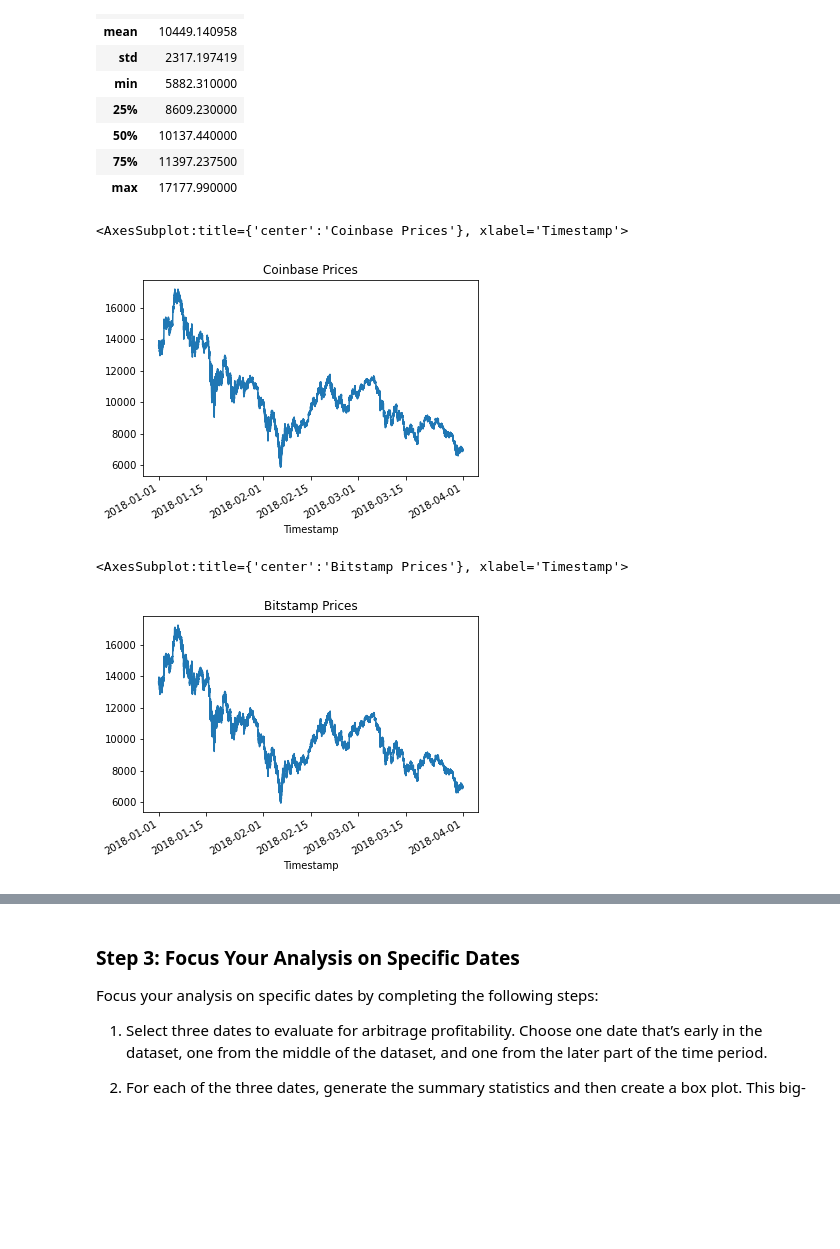
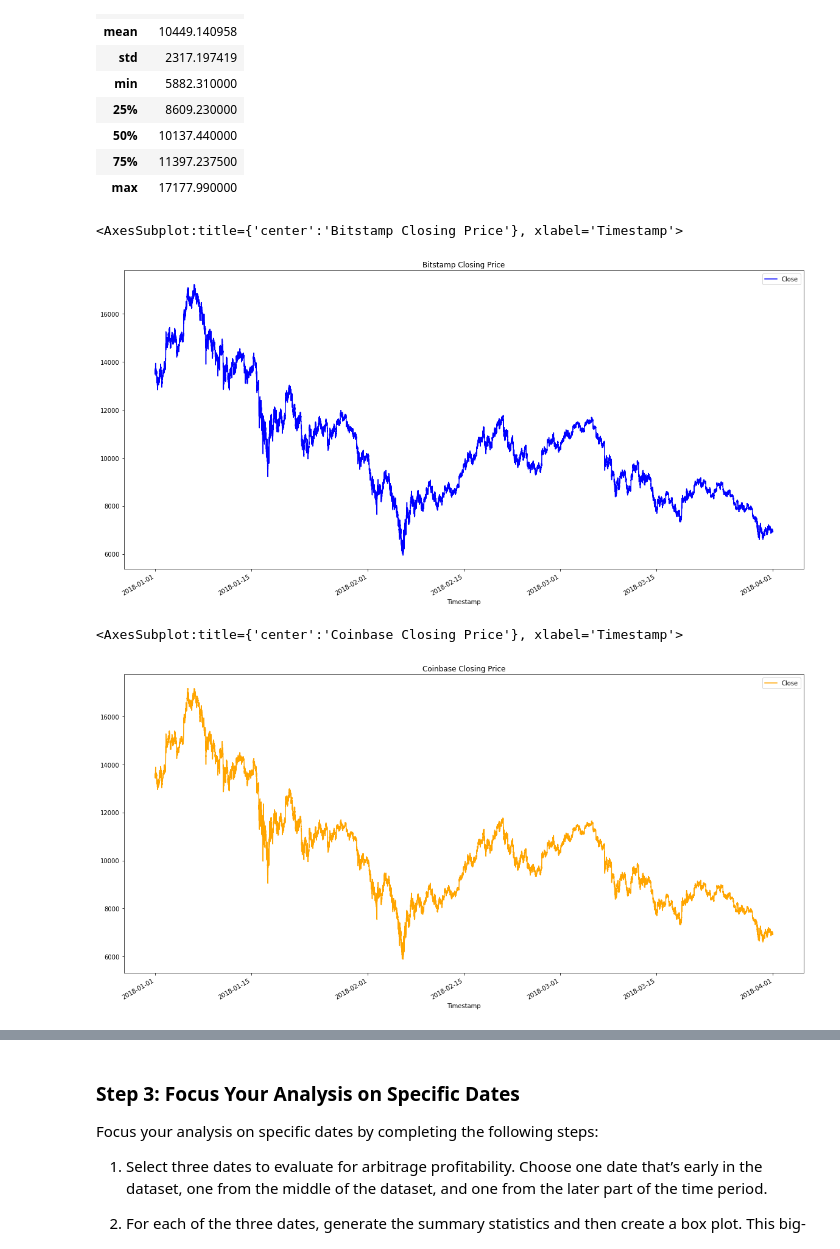
Before and after one commit to woodedlawn/module_3_challenge, a Jupyter notebook: crypto_arbitrage.ipynb, the cells around one changed output, grey strips where cells are left out. Drawn from its saved outputs; the diff is of its cells as text; code cells hidden in the pictures; blank space fills up the shorter version.

```diff
--- a/crypto_arbitrage.ipynb
+++ b/crypto_arbitrage.ipynb
@@ -189,10 +189,10 @@ Select the data you want to analyze. Use `loc` or `iloc` to select the following
 * Close
 # %%
 # Use loc or iloc to select `Timestamp (the index)` and `Close` from bitstamp DataFrame
-bitstamp_sliced = # YOUR CODE HERE
+bitstamp_sliced = bitstamp.loc[:, ["Close"]]
 
 # Review the first five rows of the DataFrame
-# YOUR CODE HERE
+bitstamp_sliced.head()
 # %% [output]
 |  | Close |
 | Timestamp |  |
@@ -256,17 +256,17 @@ Sort through the time series data associated with the bitstamp and coinbase Data
 # %%
 # Create a line plot for the bitstamp DataFrame for the full length of time in the dataset
 # Be sure that the figure size, title, and color are tailored to each visualization
-# YOUR CODE HERE
+bitstamp_sliced.plot(figsize=(20,10), title="Bitstamp Closing Price", color="blue")
 # %% [output]
-<AxesSubplot:title={'center':'Coinbase Prices'}, xlabel='Timestamp'>
+<AxesSubplot:title={'center':'Bitstamp Closing Price'}, xlabel='Timestamp'>
-[figure, old version]
+[figure, new version]
 # %%
 # Create a line plot for the coinbase DataFrame for the full length of time in the dataset
 # Be sure that the figure size, title, and color are tailored to each visualization
-# YOUR CODE HERE
+coinbase_sliced.plot(figsize=(20,10), title="Coinbase Closing Price", color="orange")
 # %% [output]
-<AxesSubplot:title={'center':'Bitstamp Prices'}, xlabel='Timestamp'>
+<AxesSubplot:title={'center':'Coinbase Closing Price'}, xlabel='Timestamp'>
-[figure, old version]
+[figure, new version]
 # %%
 # Overlay the visualizations for the bitstamp and coinbase DataFrames in one plot
 # The plot should visualize the prices over the full lenth of the dataset
```
Also changed, not shown: parts of 31 cells of this notebook.
